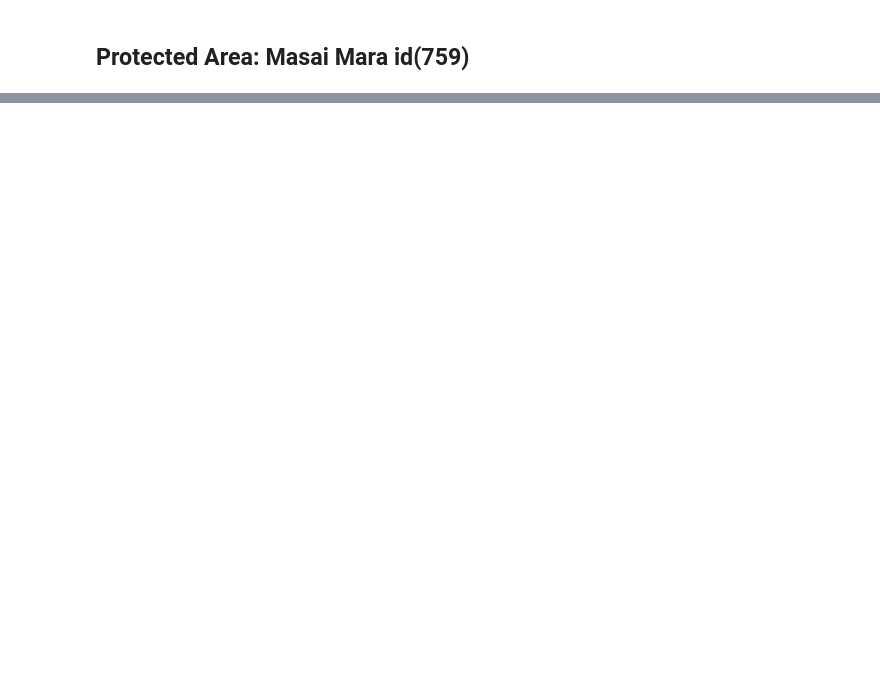
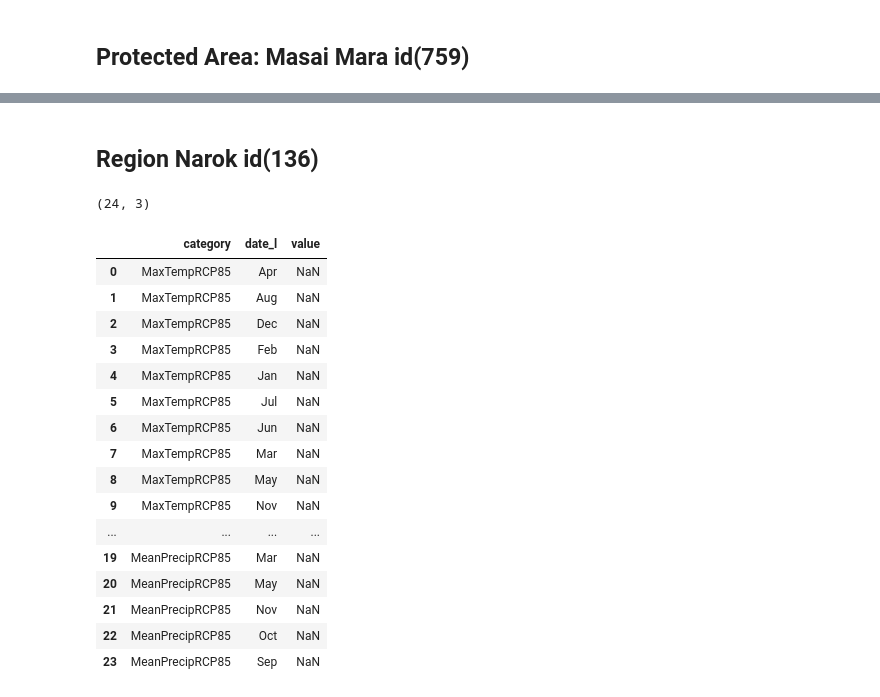
Before and after one commit to Vizzuality/notebooks, a Jupyter notebook: Kenia-dashboard/dashboard-exploration.ipynb, the cells around one changed output, grey strips where cells are left out. Drawn from its saved outputs; the diff is of its cells as text; code cells hidden in the pictures; blank space fills up the shorter version.

```diff
--- a/Kenia-dashboard/dashboard-exploration.ipynb
+++ b/Kenia-dashboard/dashboard-exploration.ipynb
@@ -656,0 +743,27 @@ for t in types:
+# %% [markdown]
+## Region Narok id(136)
+# %%
+d = {'Jan':1, 'Feb':2, 'Mar':3, 'Apr':4, 'May':5,'Jun':6, 'Jul':7,'Aug':8,'Sep':9,'Oct':10,'Nov':11,'Dec':12,'Annual':None}
+data = get_api_call("SELECT split_part(category, '/', 1) as category, split_part(split_part(category, '.', 1), '-', 2) as date_l, value FROM indicators_climate where id =136 and category like '%RCP85%'")
+print(data.shape)
+#data['month'] = data.date_l.map(d)
+display(data.head(24))
+# %% [output]
+(24, 3)
+|  | category | date_l | value |
+| 0 | MaxTempRCP85 | Apr | NaN |
+| 1 | MaxTempRCP85 | Aug | NaN |
+| 2 | MaxTempRCP85 | Dec | NaN |
+| 3 | MaxTempRCP85 | Feb | NaN |
+| 4 | MaxTempRCP85 | Jan | NaN |
+| 5 | MaxTempRCP85 | Jul | NaN |
+| 6 | MaxTempRCP85 | Jun | NaN |
+| 7 | MaxTempRCP85 | Mar | NaN |
+| 8 | MaxTempRCP85 | May | NaN |
+| 9 | MaxTempRCP85 | Nov | NaN |
+| ... | ... | ... | ... |
+| 19 | MeanPrecipRCP85 | Mar | NaN |
+| 20 | MeanPrecipRCP85 | May | NaN |
+| 21 | MeanPrecipRCP85 | Nov | NaN |
+| 22 | MeanPrecipRCP85 | Oct | NaN |
+| 23 | MeanPrecipRCP85 | Sep | NaN |
```
Also changed, not shown: parts of 12 cells of this notebook.
